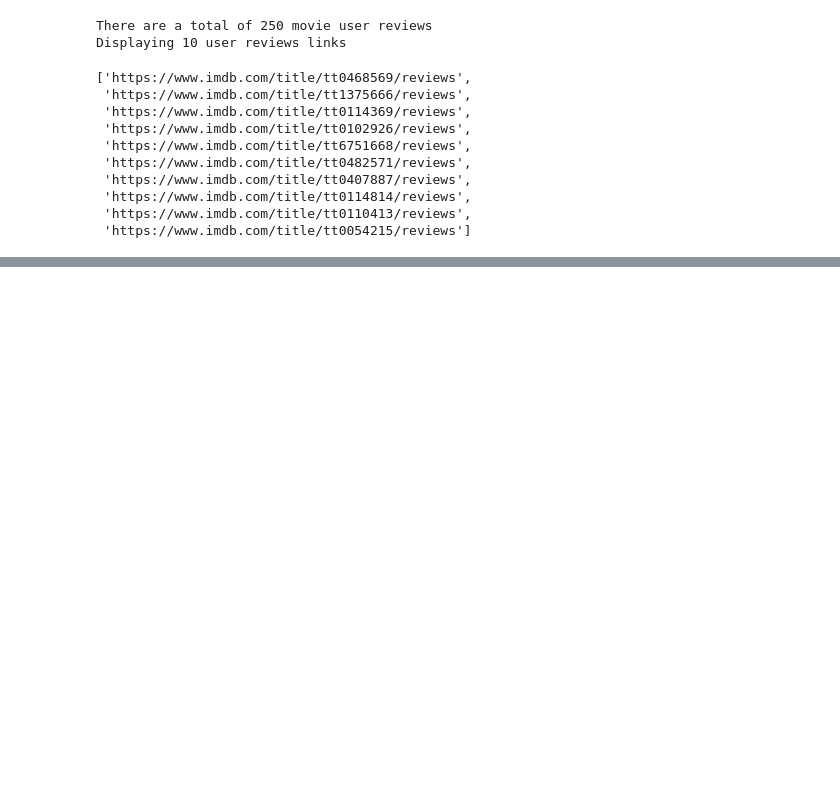
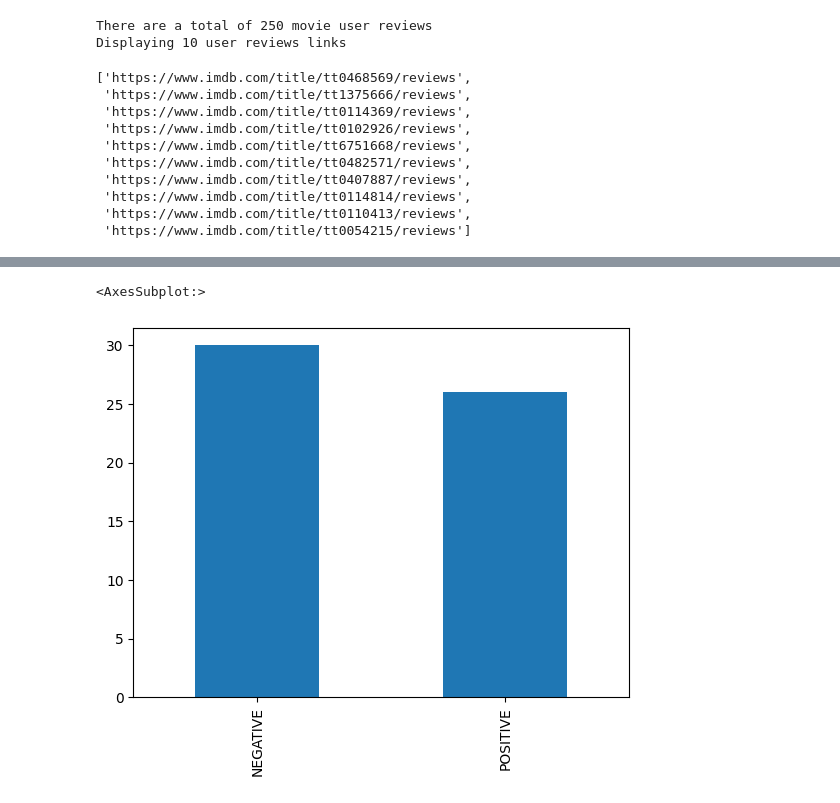
Before and after one commit to jh2048/movie_recommender, a Jupyter notebook: review_movie_recommender.ipynb, the cells around one changed output, grey strips where cells are left out. Drawn from its saved outputs; the diff is of its cells as text; code cells hidden in the pictures; blank space fills up the shorter version.

```diff
--- a/review_movie_recommender.ipynb
+++ b/review_movie_recommender.ipynb
@@ -196,0 +193,5 @@ print(data)
+# %%
+df_withsent[df_withsent['sent_score'] < 0.95]['sentiment'].value_counts().plot(kind='bar')
+# %% [output]
+<AxesSubplot:>
+[figure, added]
```
Also changed, not shown: parts of 14 cells of this notebook, 2 other files.
